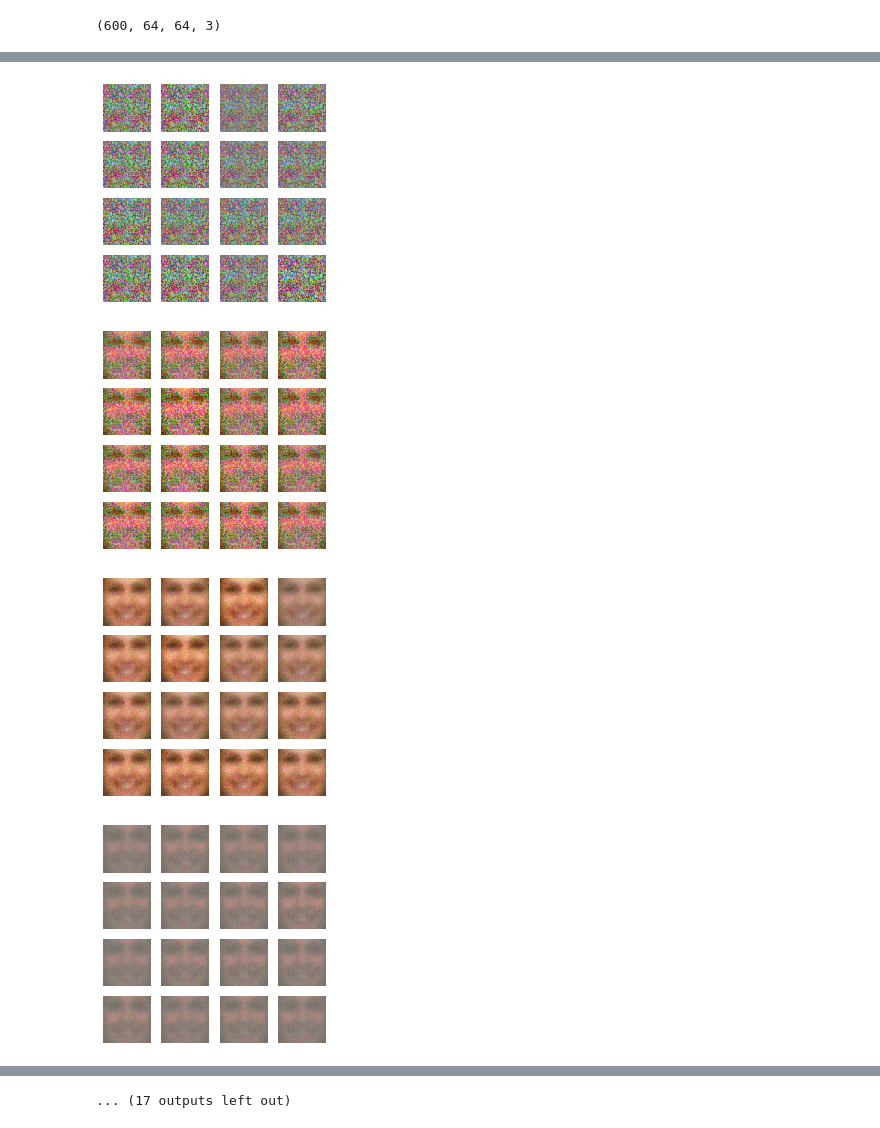
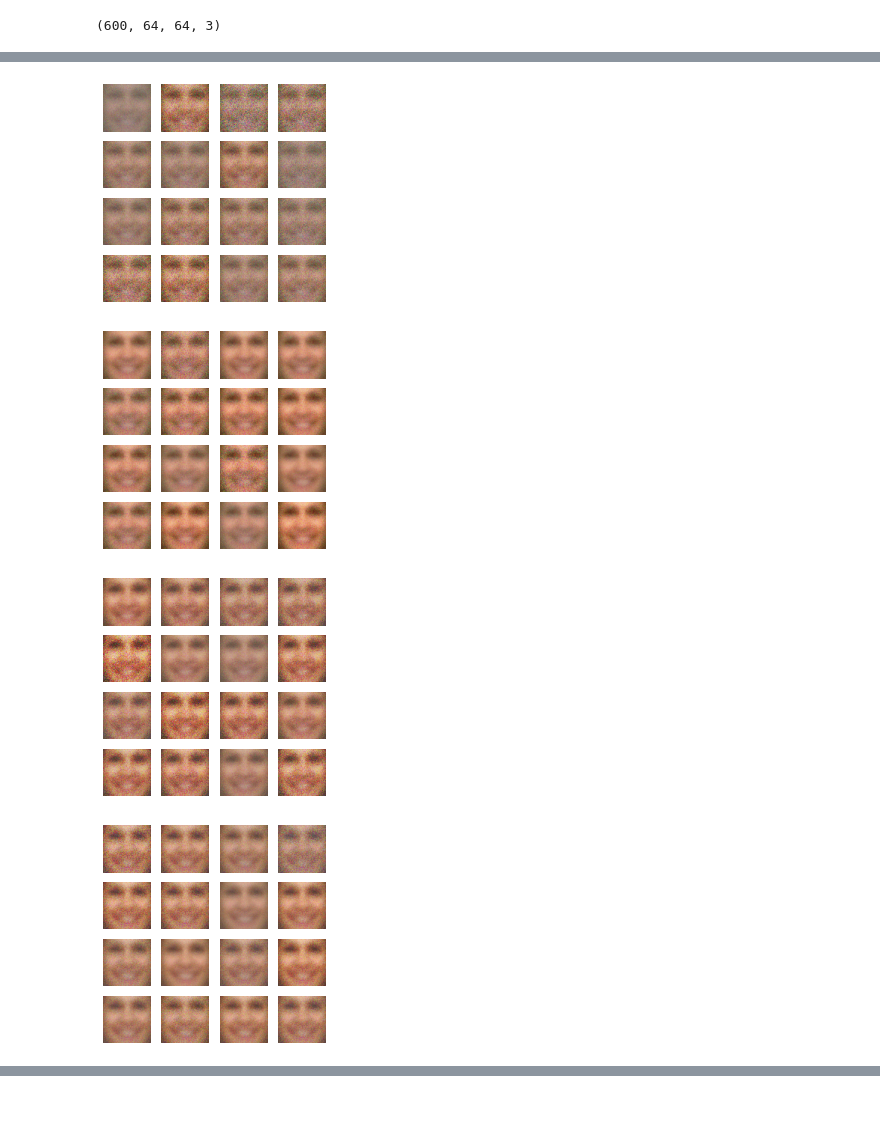
Before and after one commit to gundaminpde/2022, a Jupyter notebook: GAN_Smile.ipynb, the cells around one changed output, grey strips where cells are left out. Drawn from its saved outputs; the diff is of its cells as text; code cells hidden in the pictures.

```diff
--- a/GAN_Smile.ipynb
+++ b/GAN_Smile.ipynb
@@ -232,9 +232,9 @@ def sample_images(generator, image_grid_rows=4, image_grid_columns=4):
             cnt += 1
 
 
-iterations = 5000
+iterations = 10000
 batch_size = 128
-sample_interval = 200
+sample_interval = 1000
 
 train(iterations, batch_size, sample_interval, X_train)
 
@@ -302,4 +285,4 @@ plt.show()
-[figure, old version]
+[figure, new version]
-[figure, old version]
+[figure, new version]
 [figure]
-[figure, old version]
+[figure, new version]
@@ -312 +294,0 @@ plt.show()
-... (17 outputs left out)
```
Also changed, not shown: parts of 2 cells of this notebook.
